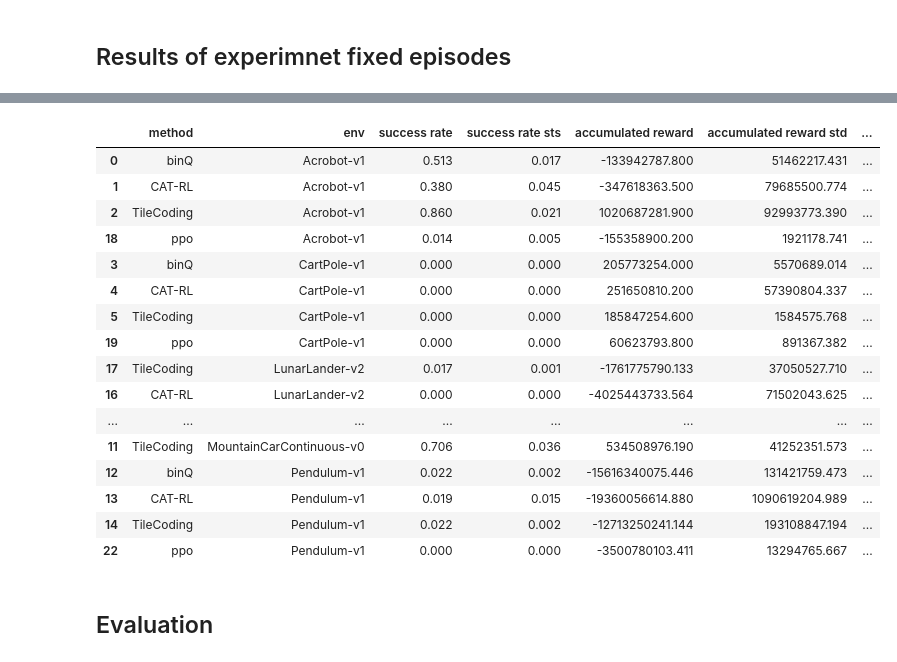
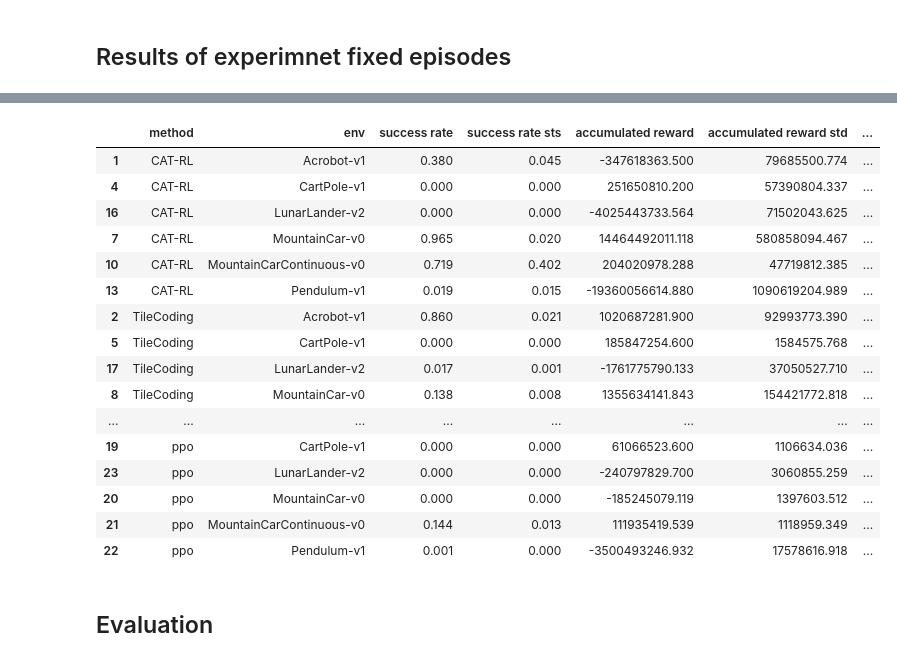
Before and after one commit to borchand/Bachelor-Project, a Jupyter notebook: stats.ipynb, the cells around one changed output, grey strips where cells are left out. Drawn from its saved outputs; the diff is of its cells as text; code cells hidden in the pictures.

```diff
--- a/stats.ipynb
+++ b/stats.ipynb
@@ -24,15 +24,19 @@ for env in envs:
     for method in methods:
         success_rate = []
         accumulated_reward = []
+        avg_reward_ep = []
         for seed in seeds:
             success_rate.append(mean(data[method][env][seed]["success"]))
             accumulated_reward.append(sum(data[method][env][seed]["accumulated reward"]))
+            avg_reward_ep.append(mean(data[method][env][seed]["reward"]))
+
 
         avg_success_rate = mean(success_rate)
         std_success_rate = std(success_rate)
         avg_accumulated_reward = mean(accumulated_reward)
         std_accumulated_reward = std(accumulated_reward)
-        acc_reward_pr_episodes = avg_accumulated_reward / max_episodes_dict[env]
+        mean_avg_reward_ep = mean(avg_reward_ep)
+        std_avg_reward_ep = std(avg_reward_ep)
 
         l.append({"method": method,
                   "env": env,
@@ -40,4 +44,22 @@ for env in envs:
                   "success rate sts": std_success_rate,
                   "accumulated reward": avg_accumulated_reward,
                   "accumulated reward std": std_accumulated_reward,
-                  "avg reward per episode": acc_reward_pr_episodes})
+                  "avg reward per episode": mean_avg_reward_ep,
+                  "avg reward per episode std": std_avg_reward_ep})
+# %%
+# avg reward per episode
+l_avg = []
+for env in envs:
+    for method in methods:
+        avg_reward_ep = []
+        for seed in seeds:
+
+            avg_reward_ep.append(mean(data[method][env][seed]["reward"]))
+
+        mean_avg_reward_ep = mean(avg_reward_ep)
+        std_avg_reward_ep = std(avg_reward_ep)
+        l_avg.append({"method": method, "env": env, "sum reward": mean_avg_reward_ep, "std reward": std_avg_reward_ep})
+df_avg = pd.DataFrame(l).sort_values(by=["method", "env"])
+print(df_avg)
+# data frame to latex table
+df_avg.to_latex(index=False)
@@ -51,15 +92,18 @@ for env in envs:
     for algo in algos:
         success_rate = []
         accumulated_reward = []
+        avg_reward_ep = []
         for seed in seeds_icml:
             success_rate.append(mean(data[algo][env][seed]["success"]))
             accumulated_reward.append(sum(data[algo][env][seed]["accumulated reward"]))
+            avg_reward_ep.append(mean(data[algo][env][seed]["rewards"]))
 
         avg_success_rate = mean(success_rate)
         std_success_rate = std(success_rate)
         avg_accumulated_reward = mean(accumulated_reward)
         std_accumulated_reward = std(accumulated_reward)
-        avg_reward_pr_episodes = avg_accumulated_reward / max_episodes_dict[env]
+        mean_avg_reward_ep = mean(avg_reward_ep)
+        std_avg_reward_ep = std(avg_reward_ep)
 
         l.append({"method": algo,
                   "env": env,
@@ -67,28 +111,29 @@ for env in envs:
                   "success rate sts": std_success_rate,
                   "accumulated reward": avg_accumulated_reward,
                   "accumulated reward std": std_accumulated_reward,
-                  "avg reward per episode": avg_reward_pr_episodes})
+                  "avg reward per episode": mean_avg_reward_ep,
+                  "avg reward per episode std": std_avg_reward_ep})
 # %%
-df = pd.DataFrame(l).sort_values(by=["env"])
+df = pd.DataFrame(l).sort_values(by=["method", "env"])
 df
 # %% [output]
 |  | method | env | success rate | success rate sts | accumulated reward | accumulated reward std | ... |
-| 0 | binQ | Acrobot-v1 | 0.513 | 0.017 | -133942787.800 | 51462217.431 | ... |
 | 1 | CAT-RL | Acrobot-v1 | 0.380 | 0.045 | -347618363.500 | 79685500.774 | ... |
+| 4 | CAT-RL | CartPole-v1 | 0.000 | 0.000 | 251650810.200 | 57390804.337 | ... |
+| 16 | CAT-RL | LunarLander-v2 | 0.000 | 0.000 | -4025443733.564 | 71502043.625 | ... |
+| 7 | CAT-RL | MountainCar-v0 | 0.965 | 0.020 | 14464492011.118 | 580858094.467 | ... |
+| 10 | CAT-RL | MountainCarContinuous-v0 | 0.719 | 0.402 | 204020978.288 | 47719812.385 | ... |
+| 13 | CAT-RL | Pendulum-v1 | 0.019 | 0.015 | -19360056614.880 | 1090619204.989 | ... |
 | 2 | TileCoding | Acrobot-v1 | 0.860 | 0.021 | 1020687281.900 | 92993773.390 | ... |
-| 18 | ppo | Acrobot-v1 | 0.014 | 0.005 | -155358900.200 | 1921178.741 | ... |
-| 3 | binQ | CartPole-v1 | 0.000 | 0.000 | 205773254.000 | 5570689.014 | ... |
-| 4 | CAT-RL | CartPole-v1 | 0.000 | 0.000 | 251650810.200 | 57390804.337 | ... |
 | 5 | TileCoding | CartPole-v1 | 0.000 | 0.000 | 185847254.600 | 1584575.768 | ... |
-| 19 | ppo | CartPole-v1 | 0.000 | 0.000 | 60623793.800 | 891367.382 | ... |
 | 17 | TileCoding | LunarLander-v2 | 0.017 | 0.001 | -1761775790.133 | 37050527.710 | ... |
-| 16 | CAT-RL | LunarLander-v2 | 0.000 | 0.000 | -4025443733.564 | 71502043.625 | ... |
+| 8 | TileCoding | MountainCar-v0 | 0.138 | 0.008 | 1355634141.843 | 154421772.818 | ... |
 | ... | ... | ... | ... | ... | ... | ... | ... |
-| 11 | TileCoding | MountainCarContinuous-v0 | 0.706 | 0.036 | 534508976.190 | 41252351.573 | ... |
-| 12 | binQ | Pendulum-v1 | 0.022 | 0.002 | -15616340075.446 | 131421759.473 | ... |
-| 13 | CAT-RL | Pendulum-v1 | 0.019 | 0.015 | -19360056614.880 | 1090619204.989 | ... |
-| 14 | TileCoding | Pendulum-v1 | 0.022 | 0.002 | -12713250241.144 | 193108847.194 | ... |
-| 22 | ppo | Pendulum-v1 | 0.000 | 0.000 | -3500780103.411 | 13294765.667 | ... |
+| 19 | ppo | CartPole-v1 | 0.000 | 0.000 | 61066523.600 | 1106634.036 | ... |
+| 23 | ppo | LunarLander-v2 | 0.000 | 0.000 | -240797829.700 | 3060855.259 | ... |
+| 20 | ppo | MountainCar-v0 | 0.000 | 0.000 | -185245079.119 | 1397603.512 | ... |
+| 21 | ppo | MountainCarContinuous-v0 | 0.144 | 0.013 | 111935419.539 | 1118959.349 | ... |
+| 22 | ppo | Pendulum-v1 | 0.001 | 0.000 | -3500493246.932 | 17578616.918 | ... |
 # %% [markdown]
 ## Evaluation
 # %%
```
Also changed, not shown: parts of 2 cells of this notebook.
